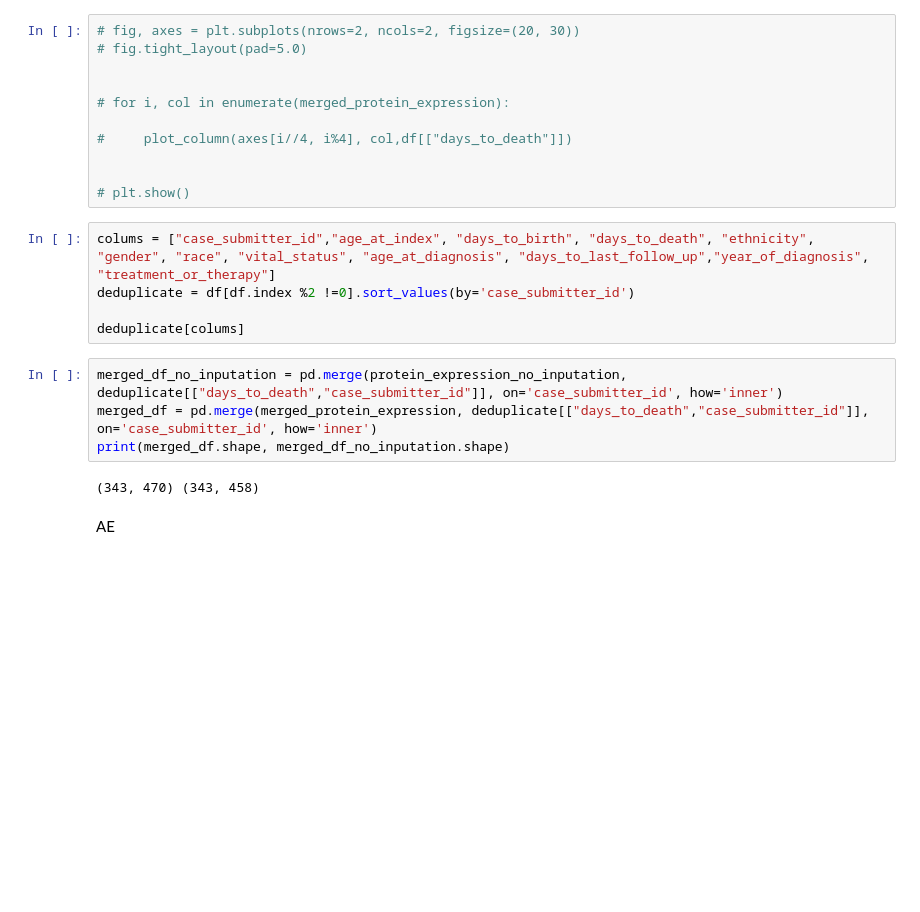
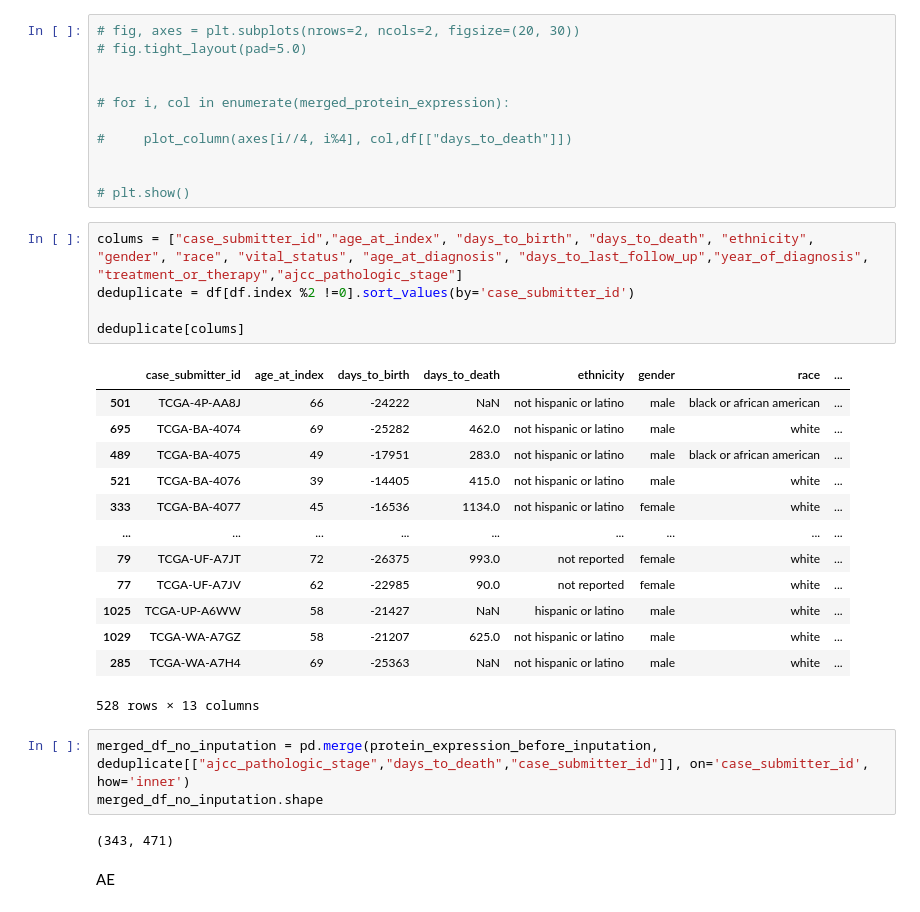
Before and after one commit to smgjch/HSAE, a Jupyter notebook: dataProcess.ipynb, the cells around one changed output. Drawn from its saved outputs; the diff is of its cells as text; blank space fills up the shorter version.

Commit message:
“aprotein without inputation

```diff
--- a/dataProcess.ipynb
+++ b/dataProcess.ipynb
@@ -231,16 +237,29 @@ df['days_to_death'] = pd.to_numeric(df['days_to_death'], errors='coerce')
 
 # plt.show()
 # %%
-colums = ["case_submitter_id","age_at_index", "days_to_birth", "days_to_death", "ethnicity", "gender", "race", "vital_status", "age_at_diagnosis", "days_to_last_follow_up","year_of_diagnosis", "treatment_or_therapy"]
+colums = ["case_submitter_id","age_at_index", "days_to_birth", "days_to_death", "ethnicity", "gender", "race", "vital_status", "age_at_diagnosis", "days_to_last_follow_up","year_of_diagnosis", "treatment_or_therapy","ajcc_pathologic_stage"]
 deduplicate = df[df.index %2 !=0].sort_values(by='case_submitter_id')
 
 deduplicate[colums]
+# %% [output]
+|  | case_submitter_id | age_at_index | days_to_birth | days_to_death | ethnicity | gender | race | ... |
+| 501 | TCGA-4P-AA8J | 66 | -24222 | NaN | not hispanic or latino | male | black or african american | ... |
+| 695 | TCGA-BA-4074 | 69 | -25282 | 462.0 | not hispanic or latino | male | white | ... |
+| 489 | TCGA-BA-4075 | 49 | -17951 | 283.0 | not hispanic or latino | male | black or african american | ... |
+| 521 | TCGA-BA-4076 | 39 | -14405 | 415.0 | not hispanic or latino | male | white | ... |
+| 333 | TCGA-BA-4077 | 45 | -16536 | 1134.0 | not hispanic or latino | female | white | ... |
+| ... | ... | ... | ... | ... | ... | ... | ... | ... |
+| 79 | TCGA-UF-A7JT | 72 | -26375 | 993.0 | not reported | female | white | ... |
+| 77 | TCGA-UF-A7JV | 62 | -22985 | 90.0 | not reported | female | white | ... |
+| 1025 | TCGA-UP-A6WW | 58 | -21427 | NaN | hispanic or latino | male | white | ... |
+| 1029 | TCGA-WA-A7GZ | 58 | -21207 | 625.0 | not hispanic or latino | male | white | ... |
+| 285 | TCGA-WA-A7H4 | 69 | -25363 | NaN | not hispanic or latino | male | white | ... |
+528 rows × 13 columns
 # %%
-merged_df_no_inputation = pd.merge(protein_expression_no_inputation, deduplicate[["days_to_death","case_submitter_id"]], on='case_submitter_id', how='inner')
-merged_df = pd.merge(merged_protein_expression, deduplicate[["days_to_death","case_submitter_id"]], on='case_submitter_id', how='inner')
-print(merged_df.shape, merged_df_no_inputation.shape)
+merged_df_no_inputation = pd.merge(protein_expression_before_inputation, deduplicate[["ajcc_pathologic_stage","days_to_death","case_submitter_id"]], on='case_submitter_id', how='inner')
+merged_df_no_inputation.shape
 # %% [output]
-(343, 470) (343, 458)
+(343, 471)
 # %% [markdown]
 AE
 # %%
```
Also changed, not shown: parts of 5 cells of this notebook, 1 other file.
